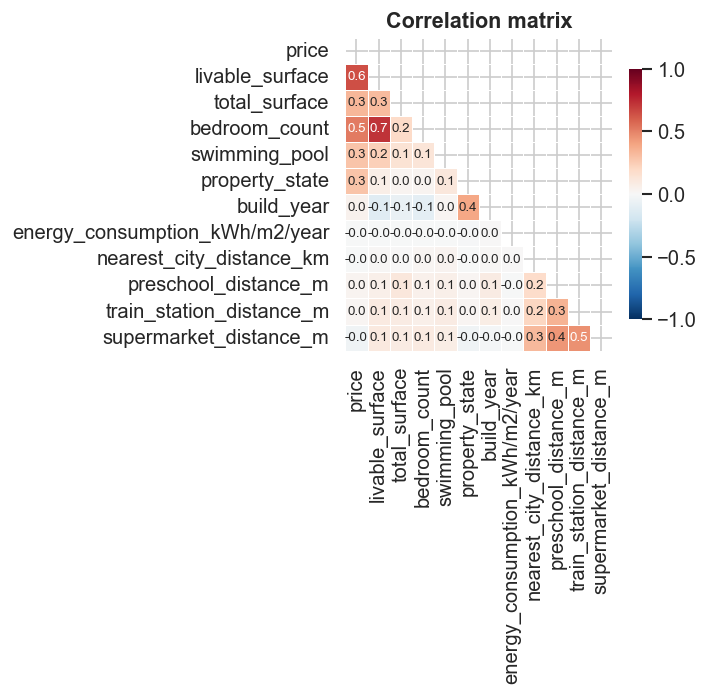
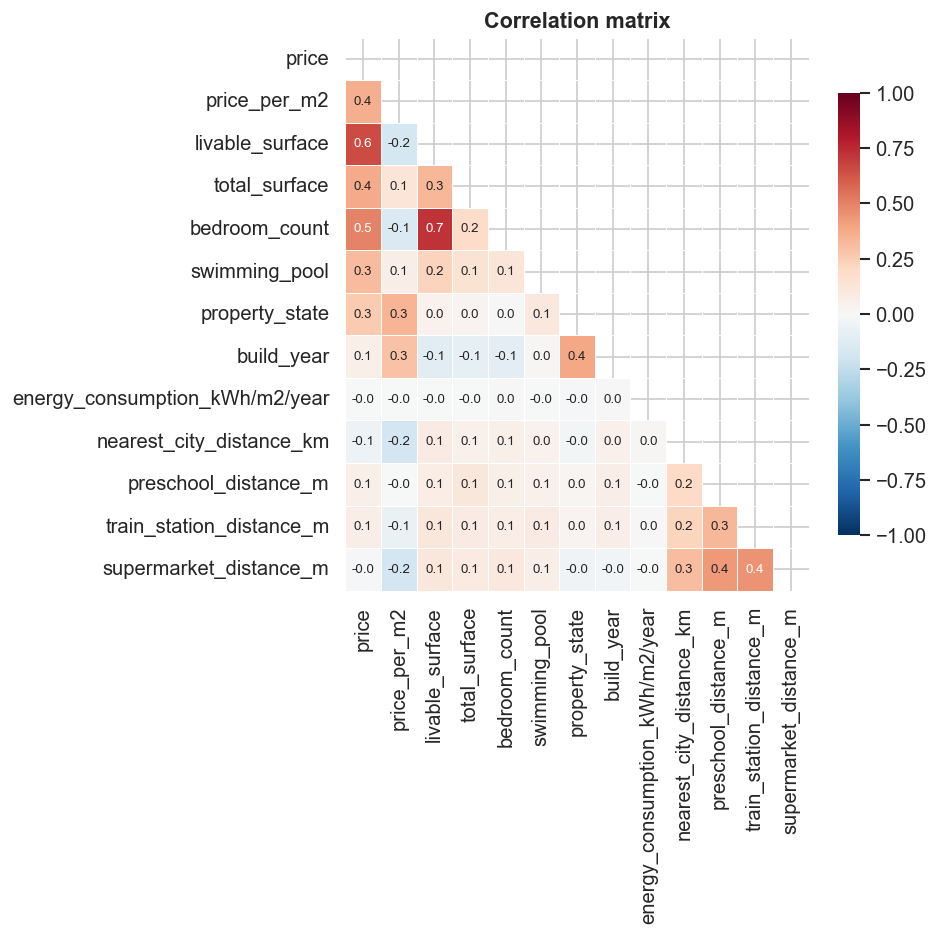
Code edit (unified diff) that turned the first committed figure into the second:
--- before
+++ after
@@ -1,7 +1,7 @@
-fig, ax = plt.subplots(figsize=(6, 6))
+fig, ax = plt.subplots(figsize=(8, 8))
 
 corr = numerical.corr()
 mask = np.triu(np.ones_like(corr, dtype=bool))
-sns.heatmap(corr, ax=ax, mask=mask,cmap='RdBu_r', center=0, vmin=-1, vmax=1, annot=True, fmt='.1f',
+sns.heatmap(corr, ax=ax, mask=mask, cmap='RdBu_r', center=0, vmin=-1, vmax=1, annot=True, fmt='.1f',
             linewidths=0.5, annot_kws={'size': 8}, cbar_kws={'shrink': 0.8})
 ax.set_title('Correlation matrix')

Commit: Looking at spearman